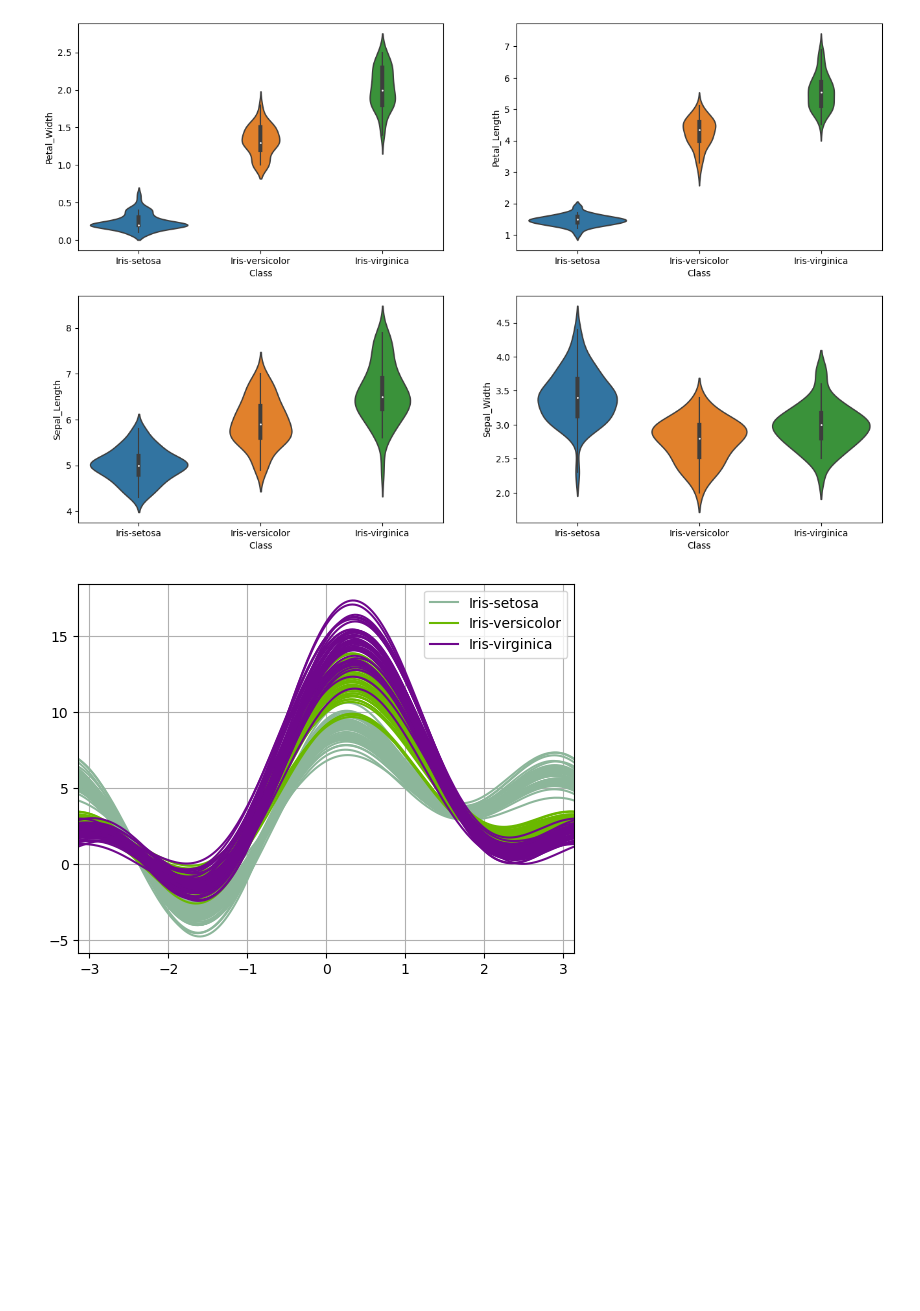
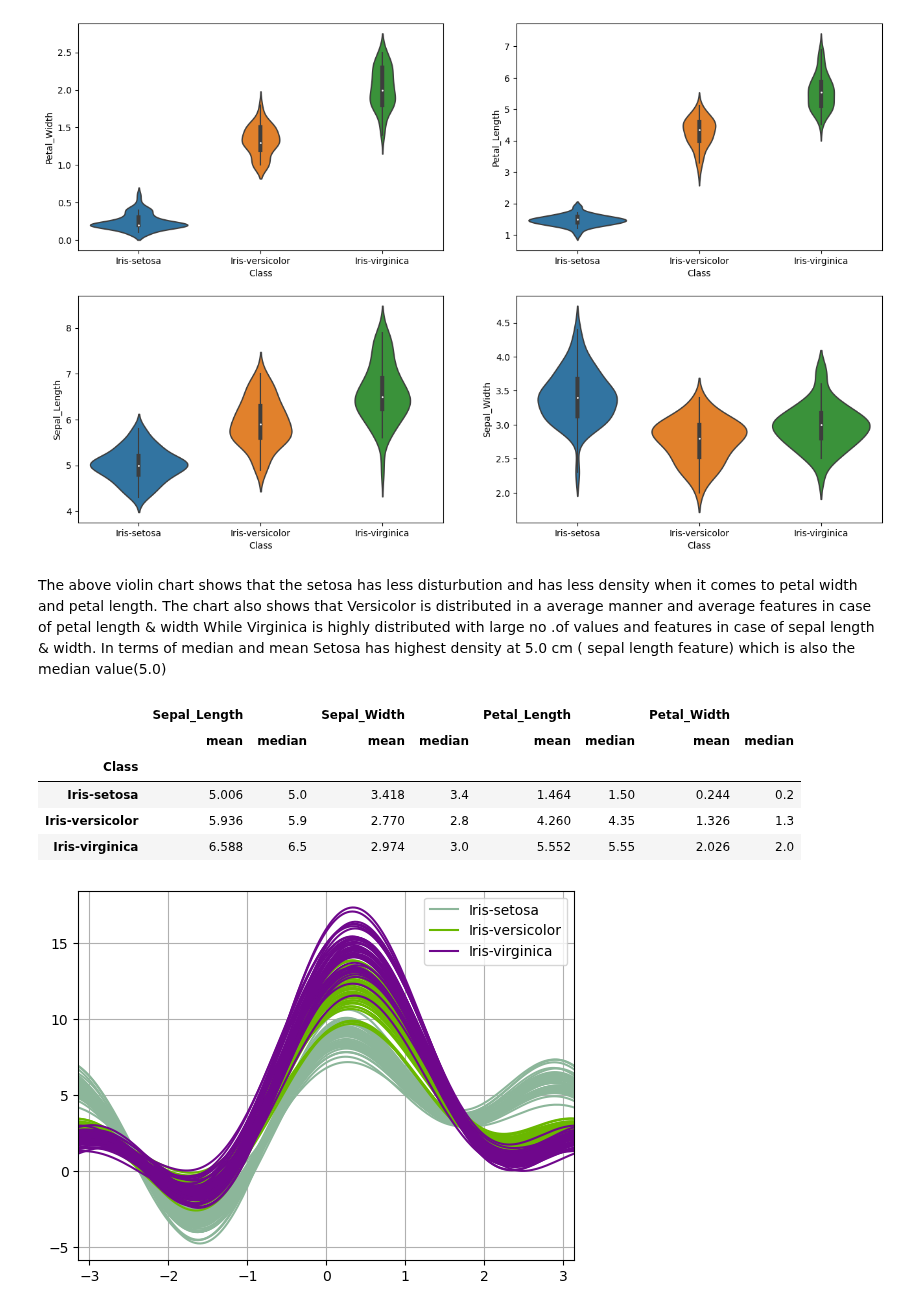
Before and after one commit to keithmmc/data_fundamentals, a Jupyter notebook: project.ipynb, the cells around one changed output. Drawn from its saved outputs; the diff is of its cells as text; code cells hidden in the pictures; blank space fills up the shorter version.

```diff
--- a/project.ipynb
+++ b/project.ipynb
@@ -376,6 +395,17 @@ sns.violinplot( y='Sepal_Width', x= 'Class', data=iris_data, ax=axes[1, 1])
 plt.show()
 # %% [output]
 [figure]
+# %% [markdown]
+The above violin chart shows that the setosa has less disturbution and has less density when it comes to petal width and petal length. The chart also shows that Versicolor is distributed in a average manner and average features in case of petal length & width While Virginica is highly distributed with large no .of values and features in case of sepal length & width. In terms of median and mean Setosa has highest density at 5.0 cm ( sepal length feature) which is also the median value(5.0)
+# %%
+iris_data.groupby('Class').agg(['mean', 'median'])
+# %% [output]
+|  | Sepal_Length |  | Sepal_Width |  | Petal_Length |  | Petal_Width |  |
+|  | mean | median | mean | median | mean | median | mean | median |
+| Class |  |  |  |  |  |  |  |  |
+| Iris-setosa | 5.006 | 5.0 | 3.418 | 3.4 | 1.464 | 1.50 | 0.244 | 0.2 |
+| Iris-versicolor | 5.936 | 5.9 | 2.770 | 2.8 | 4.260 | 4.35 | 1.326 | 1.3 |
+| Iris-virginica | 6.588 | 6.5 | 2.974 | 3.0 | 5.552 | 5.55 | 2.026 | 2.0 |
 # %%
 x = pd.plotting.andrews_curves(iris_data, 'Class')
 
```
Also changed, not shown: parts of 7 cells of this notebook.
